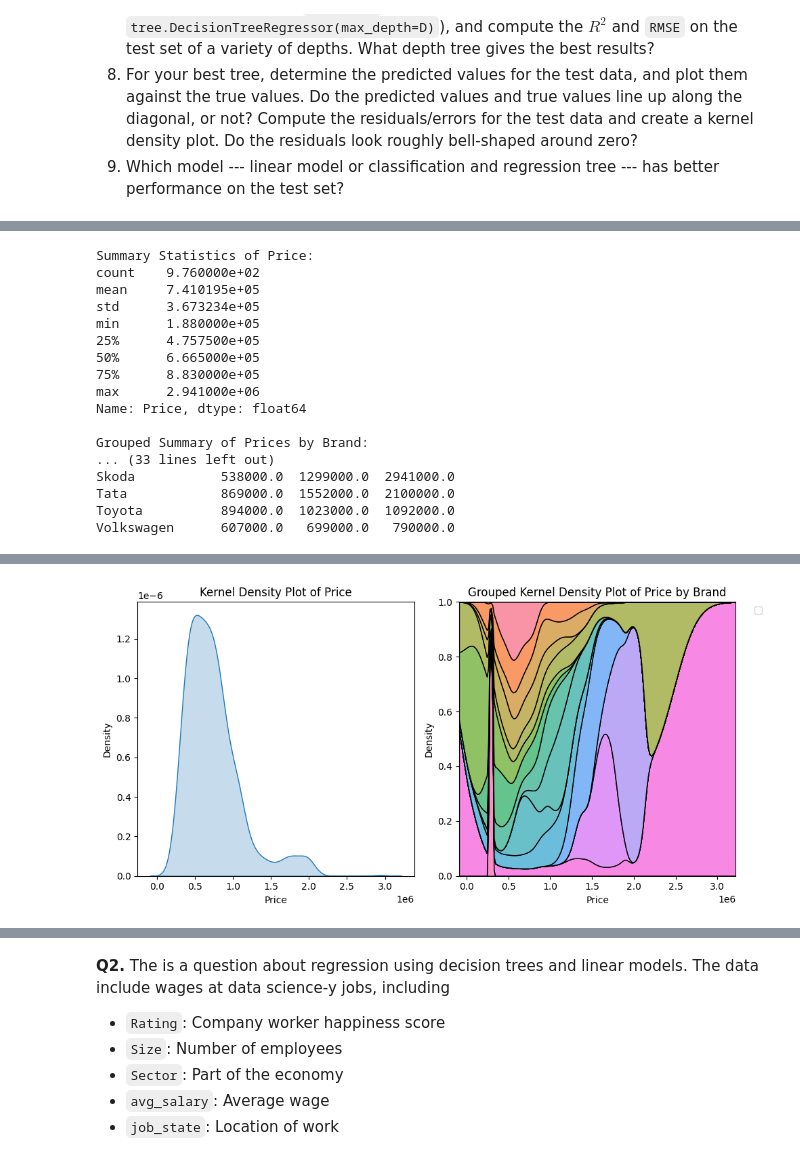
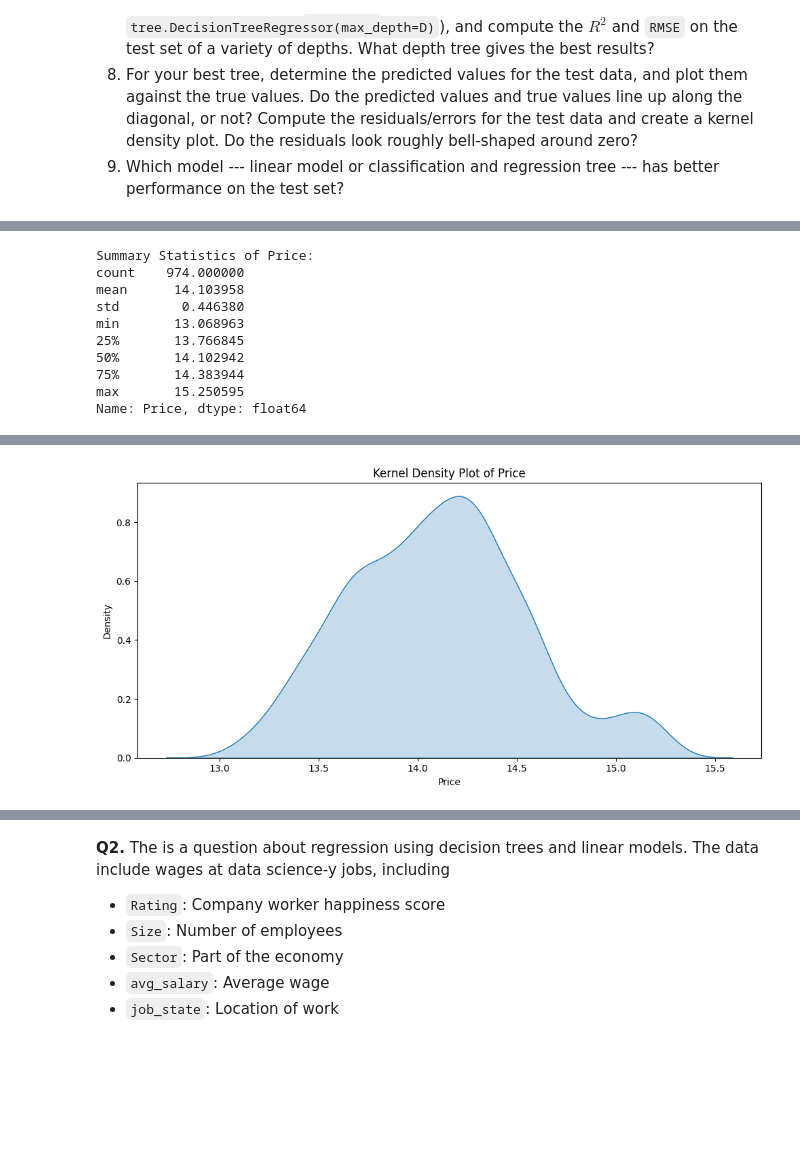
Before and after one commit to eric-nguyen13/assignment4, a Jupyter notebook: assignment4.ipynb, the cells around one changed output, grey strips where cells are left out. Cells and saved outputs as stored; diff of their text form; code cells hidden in the pictures; blank space fills up the shorter version.

```diff
--- a/assignment4.ipynb
+++ b/assignment4.ipynb
@@ -29,8 +29,10 @@ fatal: destination path 'assignment4' already exists and is not an empty directo
   8. For your best tree, determine the predicted values for the test data, and plot them against the true values. Do the predicted values and true values line up along the diagonal, or not? Compute the residuals/errors for the test data and create a kernel density plot. Do the residuals look roughly bell-shaped around zero?
   12. Which model --- linear model or classification and regression tree --- has better performance on the test set?
 # %%
+import pandas as pd
+import numpy as np
+
 # 1. Load and clean cars_hw.csv
-import pandas as pd
 df = pd.read_csv('./assignment4/data/cars_hw.csv')
 
 # Drop the unecessary column
@@ -40,6 +42,24 @@ df = df.drop('Unnamed: 0', axis=1)
 ownership_mapping = {'1st': 1, '2nd': 2, '3rd': 3}
 df['No_of_Owners'] = df['No_of_Owners'].map(ownership_mapping)
 
+# Scale Price
+df['Price'] = np.arcsinh(df['Price'])
+
+# Calculate Q1 and Q3
+Q1 = df['Price'].quantile(0.25)
+Q3 = df['Price'].quantile(0.75)
+
+# Calculate IQR
+IQR = Q3 - Q1
+
+# Find outliers to Scale Price column
+lower_bound = Q1 - 1.5 * IQR
+upper_bound = Q3 + 1.5 * IQR
+outliers = df[(df['Price'] < lower_bound) | (df['Price'] > upper_bound)]
+
+# Drop outliers
+df = df[(df['Price'] >= lower_bound) & (df['Price'] <= upper_bound)]
+
 # Print out Dimensions and Shape of dataframe
 print("Columns Names: " + str(df.columns) + "\n")
 print("Shape: " + str(df.shape) + "\n")
@@ -68,7 +99,7 @@ import pandas as pd
 import seaborn as sns
 import matplotlib.pyplot as plt
 
-# Summarize the Price variable and create a kernel density plot
+# 2. Summarize the (Scaled) Price variable and create a kernel density plot
 plt.figure(figsize=(10, 5))
 
 # Summary statistics of Price
@@ -76,39 +107,21 @@ print("Summary Statistics of Price:")
 print(df['Price'].describe())
 
 # Kernel density plot for Price
-plt.subplot(1, 2, 1)
+plt.subplot(1, 1, 1)
 sns.kdeplot(df['Price'], fill=True)
 plt.title('Kernel Density Plot of Price')
-
-# Grouped summary by Make
-print("\nGrouped Summary of Prices by Brand:")
-print(df.groupby('Make')['Price'].describe())
-
-# Grouped kernel density plot by Make
-plt.subplot(1, 2, 2)
-sns.kdeplot(data=df, x='Price', hue='Make', multiple='fill', common_norm=False)
-plt.title('Grouped Kernel Density Plot of Price by Brand')
-plt.legend(bbox_to_anchor=(1.05, 1), loc='upper left')
-
 
 print()
 plt.tight_layout()
 plt.show()
 # %% [output]
 Summary Statistics of Price:
-count    9.760000e+02
-mean     7.410195e+05
-std      3.673234e+05
-min      1.880000e+05
-25%      4.757500e+05
-50%      6.665000e+05
-75%      8.830000e+05
-max      2.941000e+06
+count    974.000000
+mean      14.103958
+std        0.446380
+min       13.068963
+25%       13.766845
+50%       14.102942
+75%       14.383944
+max       15.250595
 Name: Price, dtype: float64
-
-Grouped Summary of Prices by Brand:
-... (33 lines left out)
-Skoda           538000.0  1299000.0  2941000.0
-Tata            869000.0  1552000.0  2100000.0
-Toyota          894000.0  1023000.0  1092000.0
-Volkswagen      607000.0   699000.0   790000.0
@@ -116 +128 @@ WARNING:matplotlib.legend:No artists with labels found to put in legend.  Note t
-[figure, old version]
+[figure, new version]
```
Also changed, not shown: parts of 14 cells of this notebook.
